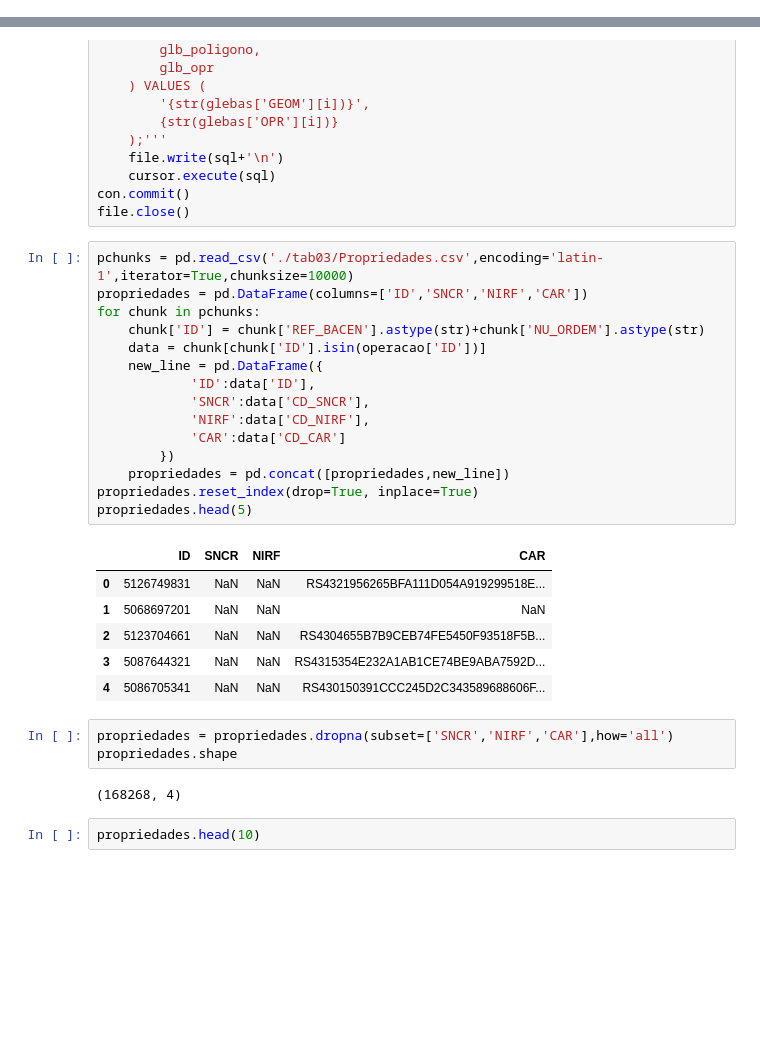
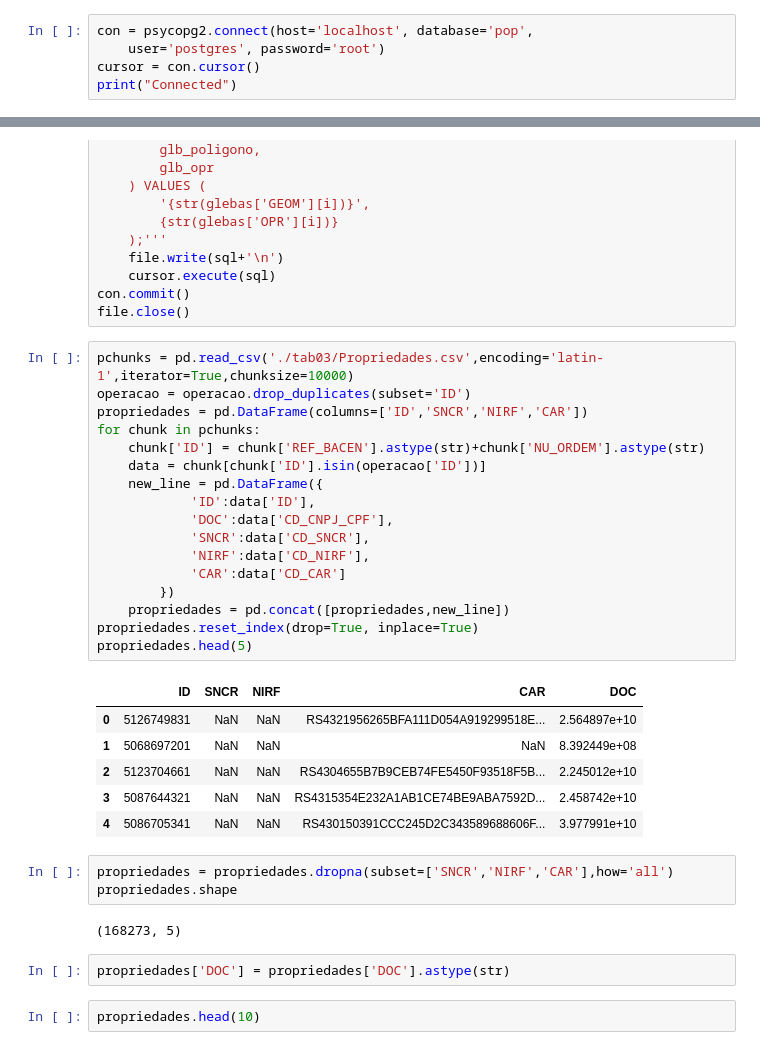
Before and after one commit to DolphinDatabase/POP-backend, a Jupyter notebook: etl/etl.ipynb, the cells around one changed output, grey strips where cells are left out. Drawn from its saved outputs; the diff is of its cells as text; blank space fills up the shorter version.

```diff
--- a/etl/etl.ipynb
+++ b/etl/etl.ipynb
@@ -14,0 +4,5 @@ Not connected
+# %%
+con = psycopg2.connect(host='localhost', database='pop',
+    user='postgres', password='root')
+cursor = con.cursor()
+print("Connected")
@@ -414,31 +410,35 @@ con.commit()
 file.close()
 # %%
 pchunks = pd.read_csv('./tab03/Propriedades.csv',encoding='latin-1',iterator=True,chunksize=10000)
+operacao = operacao.drop_duplicates(subset='ID')
 propriedades = pd.DataFrame(columns=['ID','SNCR','NIRF','CAR'])
 for chunk in pchunks:
     chunk['ID'] = chunk['REF_BACEN'].astype(str)+chunk['NU_ORDEM'].astype(str)
     data = chunk[chunk['ID'].isin(operacao['ID'])]
     new_line = pd.DataFrame({
             'ID':data['ID'],
+            'DOC':data['CD_CNPJ_CPF'],
             'SNCR':data['CD_SNCR'],
             'NIRF':data['CD_NIRF'],
             'CAR':data['CD_CAR']
         })
     propriedades = pd.concat([propriedades,new_line])
 propriedades.reset_index(drop=True, inplace=True)
 propriedades.head(5)
 # %% [output]
-|  | ID | SNCR | NIRF | CAR |
-| 0 | 5126749831 | NaN | NaN | RS4321956265BFA111D054A919299518E... |
-| 1 | 5068697201 | NaN | NaN | NaN |
-| 2 | 5123704661 | NaN | NaN | RS4304655B7B9CEB74FE5450F93518F5B... |
-| 3 | 5087644321 | NaN | NaN | RS4315354E232A1AB1CE74BE9ABA7592D... |
-| 4 | 5086705341 | NaN | NaN | RS430150391CCC245D2C343589688606F... |
+|  | ID | SNCR | NIRF | CAR | DOC |
+| 0 | 5126749831 | NaN | NaN | RS4321956265BFA111D054A919299518E... | 2.564897e+10 |
+| 1 | 5068697201 | NaN | NaN | NaN | 8.392449e+08 |
+| 2 | 5123704661 | NaN | NaN | RS4304655B7B9CEB74FE5450F93518F5B... | 2.245012e+10 |
+| 3 | 5087644321 | NaN | NaN | RS4315354E232A1AB1CE74BE9ABA7592D... | 2.458742e+10 |
+| 4 | 5086705341 | NaN | NaN | RS430150391CCC245D2C343589688606F... | 3.977991e+10 |
 # %%
 propriedades = propriedades.dropna(subset=['SNCR','NIRF','CAR'],how='all')
 propriedades.shape
 # %% [output]
-(168268, 4)
+(168273, 5)
+# %%
+propriedades['DOC'] = propriedades['DOC'].astype(str)
 # %%
 propriedades.head(10)
 # %% [output]
```
Also changed, not shown: parts of 5 cells of this notebook, 4 other files.
